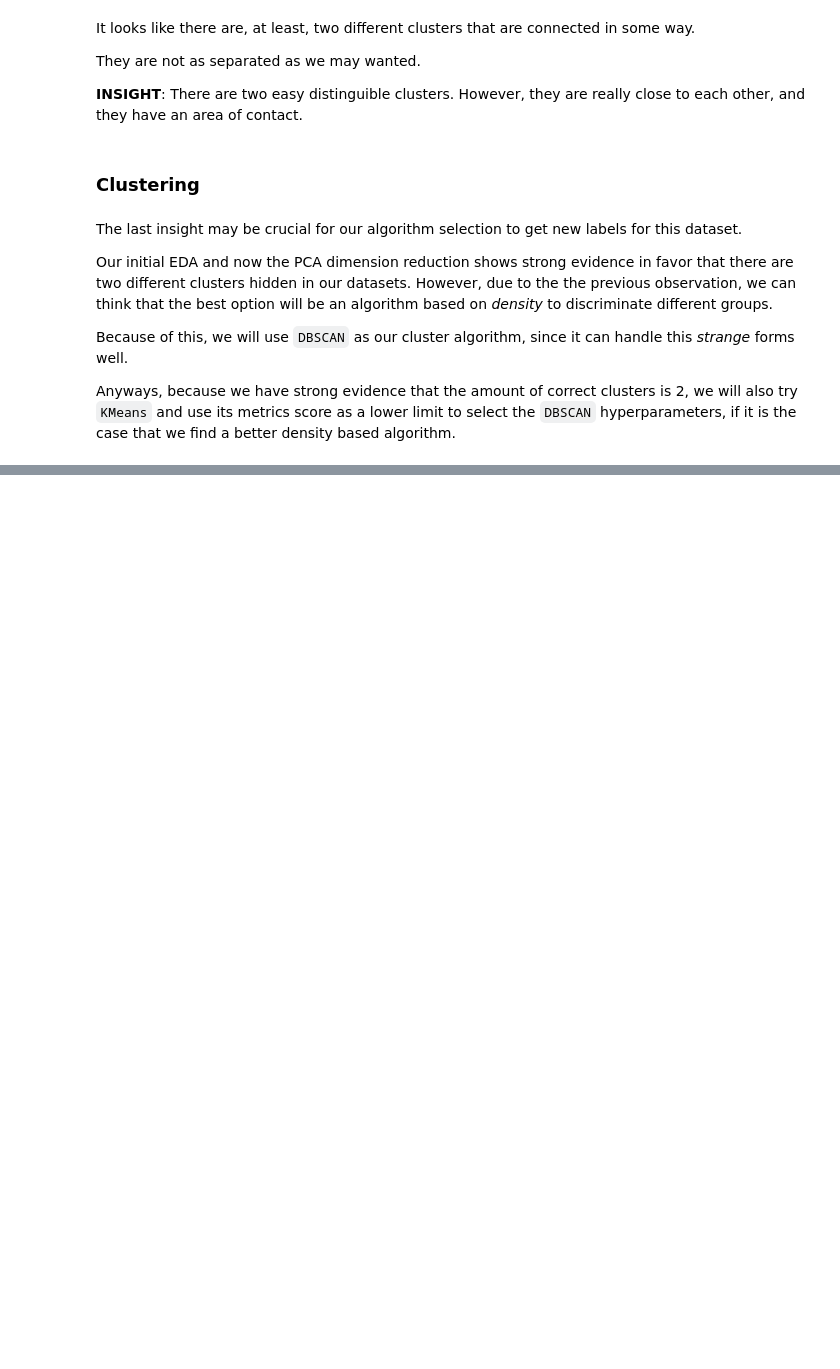
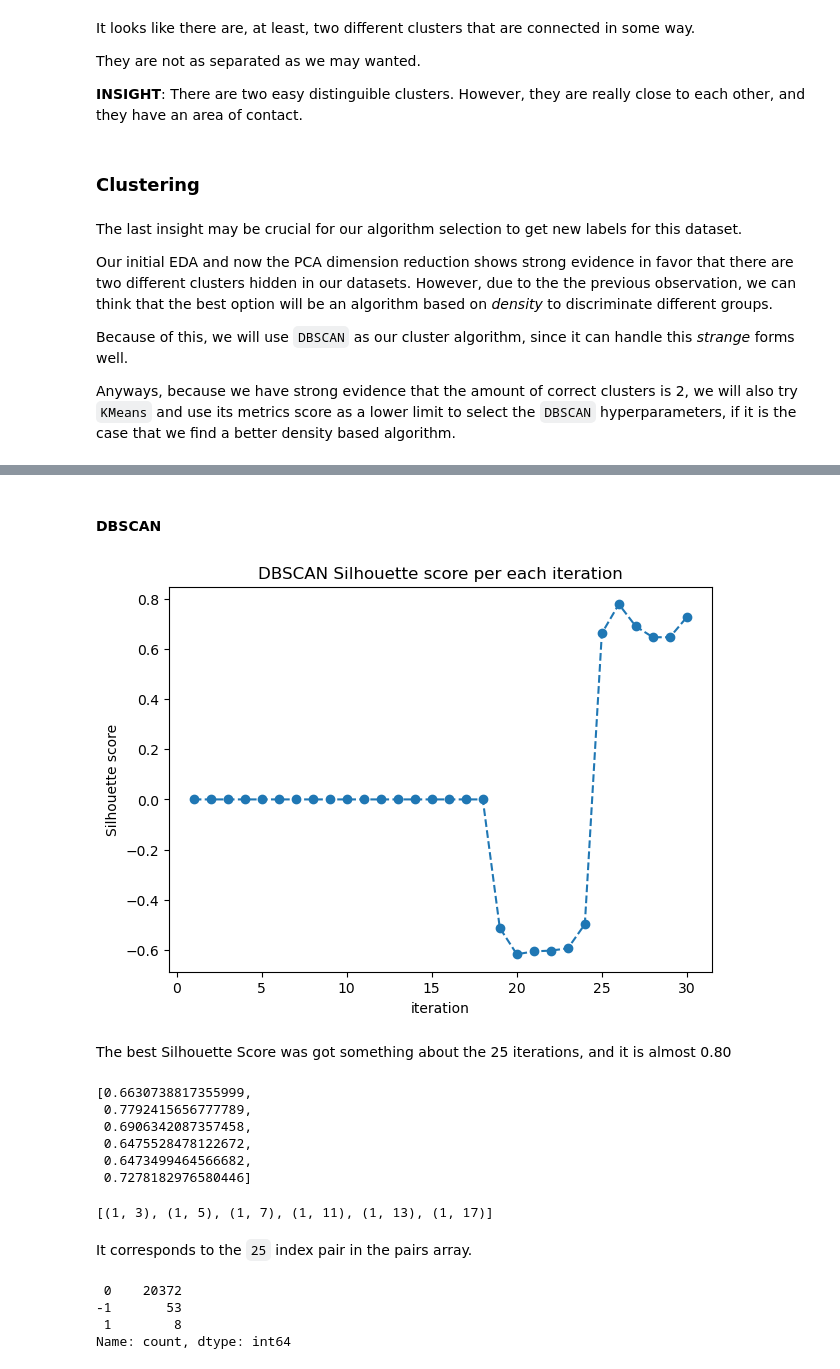
Before and after one commit to martincalsina/House-Price-Prediciton, a Jupyter notebook: House-Price-Prediction.ipynb, the cells around one changed output, grey strips where cells are left out. Saved outputs shown, nothing was run; the diff lists cells and outputs as text; code cells hidden in the pictures; blank space fills up the shorter version.

```diff
--- a/House-Price-Prediction.ipynb
+++ b/House-Price-Prediction.ipynb
@@ -335,0 +416,52 @@ Anyways, because we have strong evidence that the amount of correct clusters is
+# %% [markdown]
+#### DBSCAN
+# %%
+epsilons = [0.0001, 0.001, 0.01, 0.1, 1]
+min_neighbors = [3, 5, 7, 11, 13, 17]
+
+epsilon_neighbors_pairs = []
+silhouette_scores = []
+
+
+for e in epsilons:
+    for n in min_neighbors:
+
+        pair = (e, n)
+
+        dbscan = DBSCAN(eps=e, min_samples=n)
+        clusters = dbscan.fit_predict(numerical_data_pca)
+
+        # In case there is some pair that returns only one cluster
+        try:
+            silhouette_avg_score = silhouette_score(numerical_data_pca, clusters)
+        except:
+            silhouette_avg_score = 0
+
+        epsilon_neighbors_pairs.append(pair)
+        silhouette_scores.append(silhouette_avg_score)
+# %%
+plt.figure(figsize=(7, 5))
+plt.plot(range(1, len(silhouette_scores)+1), silhouette_scores, marker='o', linestyle='--')
+plt.title('DBSCAN Silhouette score per each iteration')
+plt.xlabel('iteration')
+plt.ylabel('Silhouette score')
+plt.show()
+# %% [output]
+[figure, added]
+# %% [markdown]
+The best Silhouette Score was got something about the 25 iterations, and it is almost 0.80
+# %%
+silhouette_scores[24:]
+# %% [output]
+[0.6630738817355999,
+ 0.7792415656777789,
+ 0.6906342087357458,
+ 0.6475528478122672,
+ 0.6473499464566682,
+ 0.7278182976580446]
+# %%
+epsilon_neighbors_pairs[24:]
+# %% [output]
+[(1, 3), (1, 5), (1, 7), (1, 11), (1, 13), (1, 17)]
+# %% [markdown]
+It corresponds to the `25` index pair in the pairs array.
@@ -335,0 +476,7 @@ Anyways, because we have strong evidence that the amount of correct clusters is
+# %%
+dbscan_series.value_counts()
+# %% [output]
+ 0    20372
+-1       53
+ 1        8
+Name: count, dtype: int64
```
Also changed, not shown: parts of 22 cells of this notebook.
